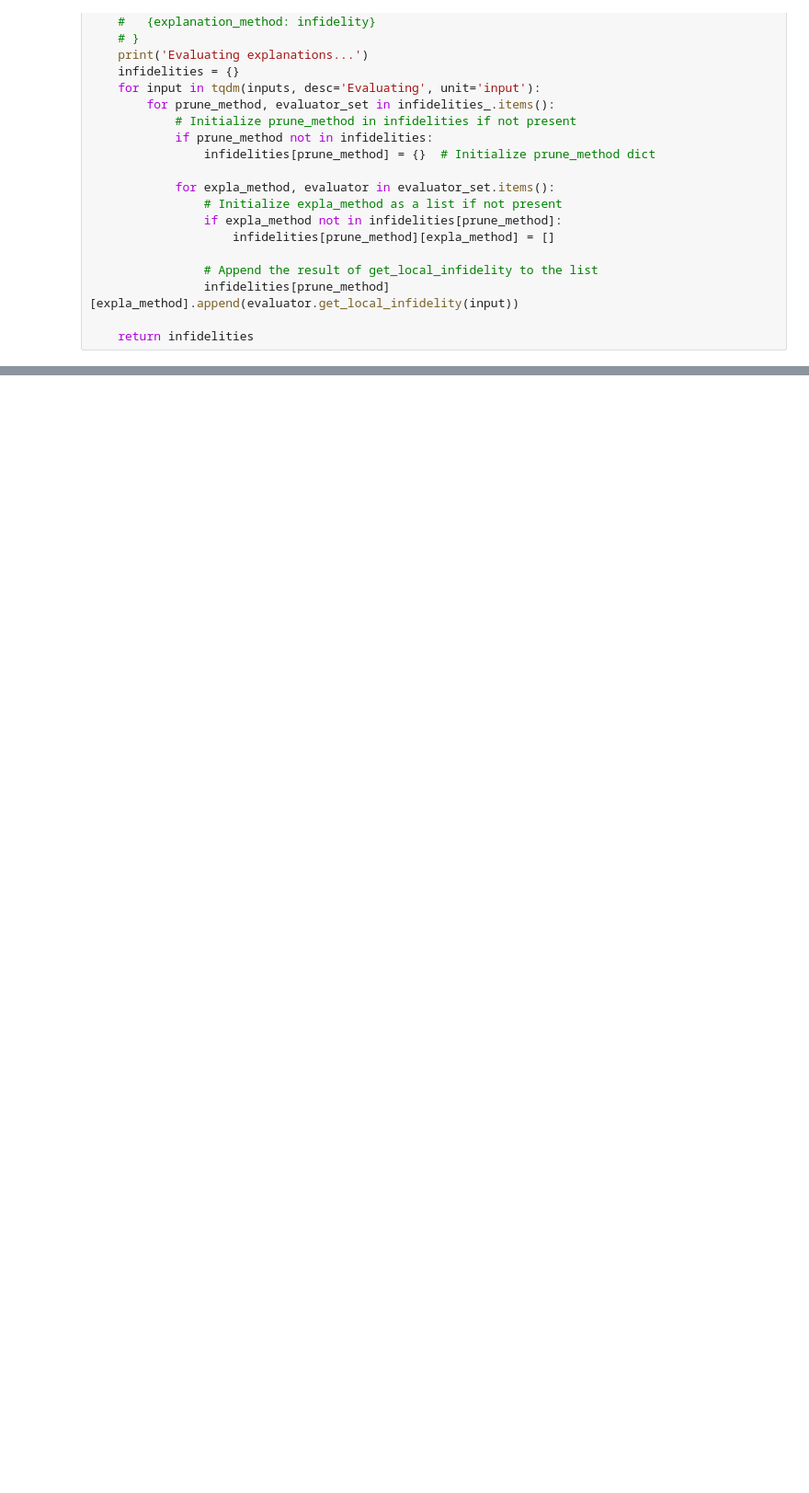
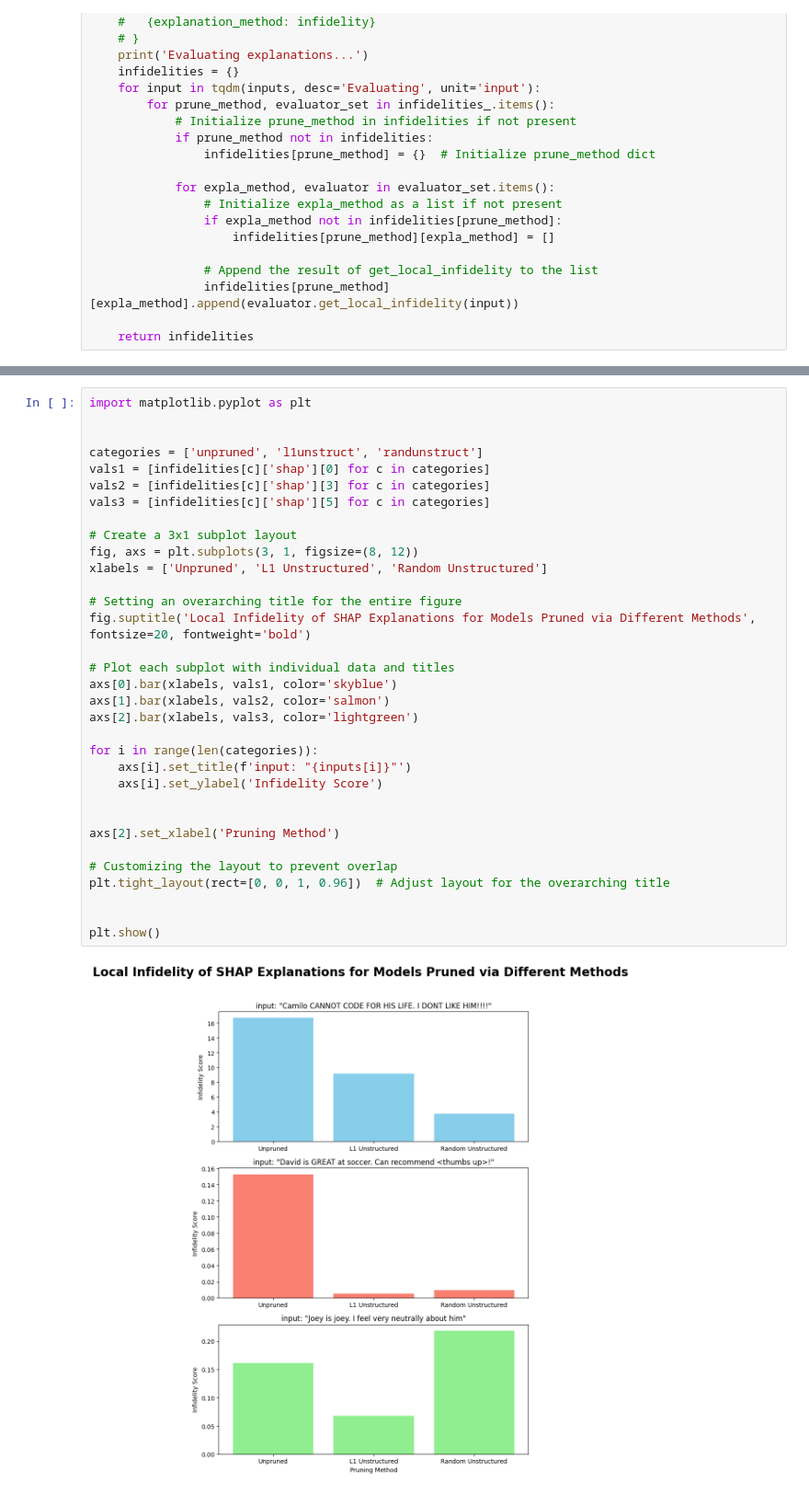
Before and after one commit to camilobrownpinilla/Explain-This-Pruner, a Jupyter notebook: first_evaluation.ipynb, the cells around one changed output, grey strips where cells are left out. Shown at 92% size. Drawn from its saved outputs; the diff is of its cells as text; blank space fills up the shorter version.

Commit message:
add visualizations of preliminary results

```diff
--- a/first_evaluation.ipynb
+++ b/first_evaluation.ipynb
@@ -111,0 +134,35 @@ infidelities
+# %%
+import matplotlib.pyplot as plt
+
+
+categories = ['unpruned', 'l1unstruct', 'randunstruct']
+vals1 = [infidelities[c]['shap'][0] for c in categories]
+vals2 = [infidelities[c]['shap'][3] for c in categories]
+vals3 = [infidelities[c]['shap'][5] for c in categories]
+
+# Create a 3x1 subplot layout
+fig, axs = plt.subplots(3, 1, figsize=(8, 12))
+xlabels = ['Unpruned', 'L1 Unstructured', 'Random Unstructured']
+
+# Setting an overarching title for the entire figure
+fig.suptitle('Local Infidelity of SHAP Explanations for Models Pruned via Different Methods', fontsize=20, fontweight='bold')
+
+# Plot each subplot with individual data and titles
+axs[0].bar(xlabels, vals1, color='skyblue')
+axs[1].bar(xlabels, vals2, color='salmon')
+axs[2].bar(xlabels, vals3, color='lightgreen')
+
+for i in range(len(categories)):
+    axs[i].set_title(f'input: "{inputs[i]}"')
+    axs[i].set_ylabel('Infidelity Score')
+
+
+axs[2].set_xlabel('Pruning Method')
+
+# Customizing the layout to prevent overlap
+plt.tight_layout(rect=[0, 0, 1, 0.96])  # Adjust layout for the overarching title
+
+
+plt.show()
+# %% [output]
+[figure, added]
```
Also changed, not shown: parts of 2 cells of this notebook.
